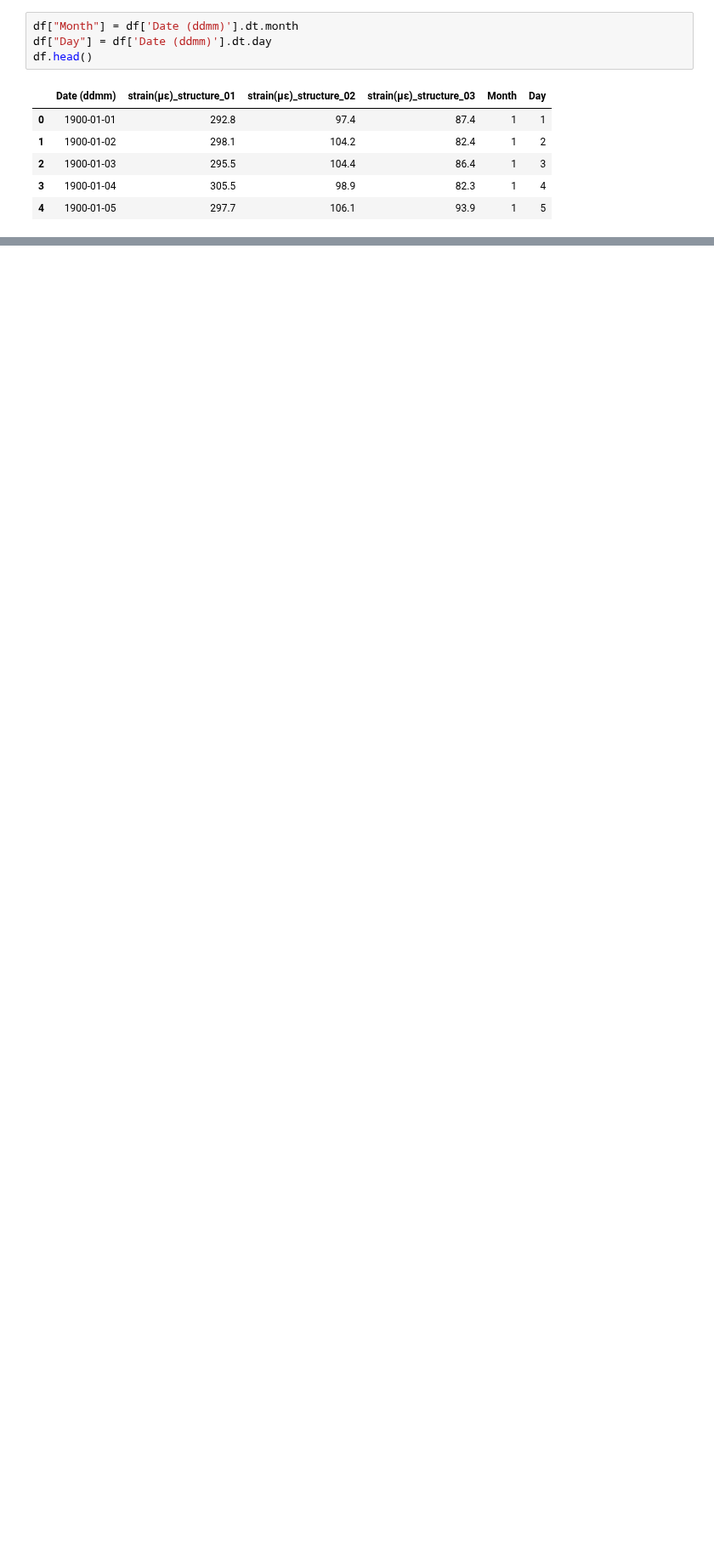
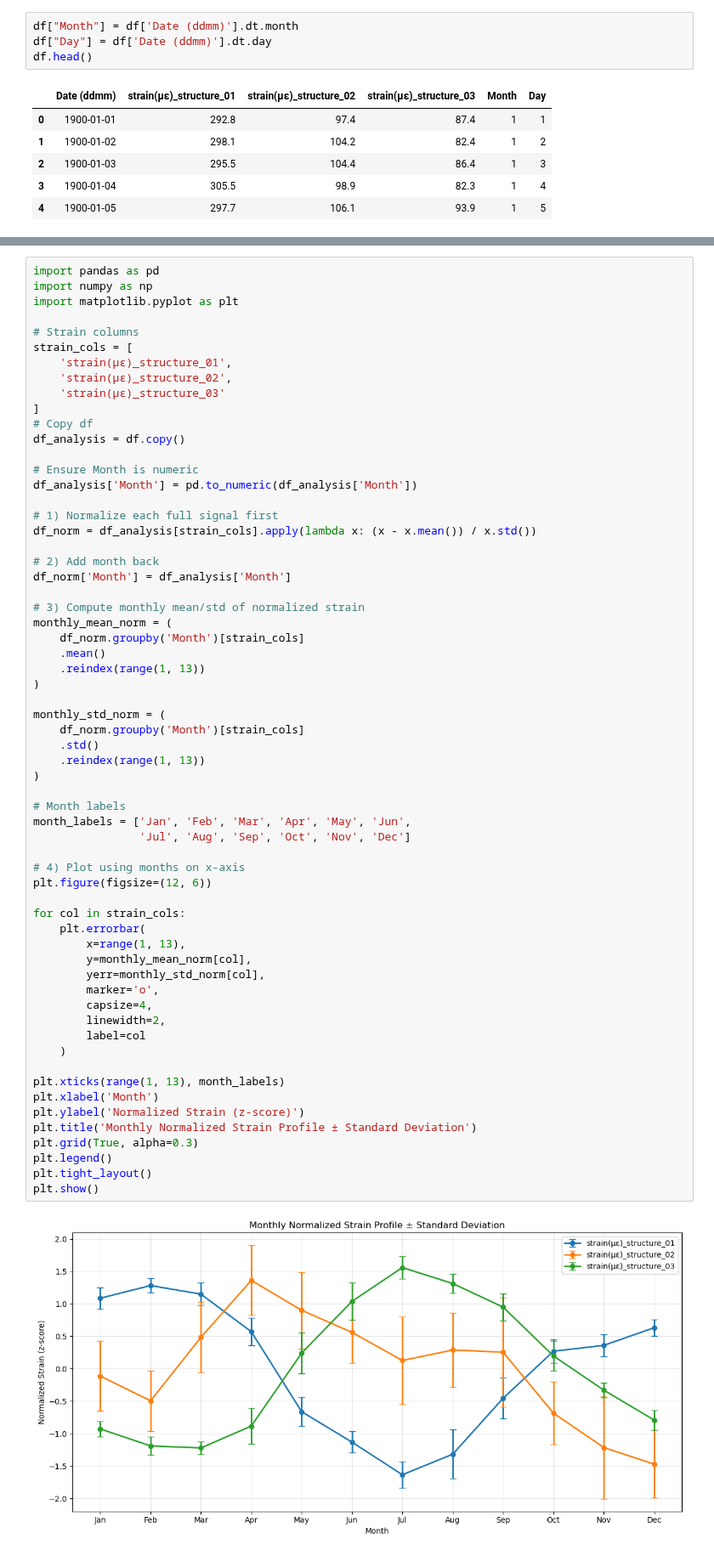
Before and after one commit to jcpeinado/SHMP_Bridge_Monitoring, a Jupyter notebook: notebooks/02_data_analysis.ipynb, the cells around one changed output, grey strips where cells are left out. Shown at 85% size. Saved outputs shown, nothing was run; the diff lists cells and outputs as text; blank space fills up the shorter version.

```diff
--- a/notebooks/02_data_analysis.ipynb
+++ b/notebooks/02_data_analysis.ipynb
@@ -478,0 +517,64 @@ KeyError: "Columns not found: 'strain(µε)_structure_01', 'strain(µε)_structu
+# %%
+import pandas as pd
+import numpy as np
+import matplotlib.pyplot as plt
+
+# Strain columns
+strain_cols = [
+    'strain(με)_structure_01',
+    'strain(με)_structure_02',
+    'strain(με)_structure_03'
+]
+# Copy df
+df_analysis = df.copy()
+
+# Ensure Month is numeric
+df_analysis['Month'] = pd.to_numeric(df_analysis['Month'])
+
+# 1) Normalize each full signal first
+df_norm = df_analysis[strain_cols].apply(lambda x: (x - x.mean()) / x.std())
+
+# 2) Add month back
+df_norm['Month'] = df_analysis['Month']
+
+# 3) Compute monthly mean/std of normalized strain
+monthly_mean_norm = (
+    df_norm.groupby('Month')[strain_cols]
+    .mean()
+    .reindex(range(1, 13))
+)
+
+monthly_std_norm = (
+    df_norm.groupby('Month')[strain_cols]
+    .std()
+    .reindex(range(1, 13))
+)
+
+# Month labels
+month_labels = ['Jan', 'Feb', 'Mar', 'Apr', 'May', 'Jun',
+                'Jul', 'Aug', 'Sep', 'Oct', 'Nov', 'Dec']
+
+# 4) Plot using months on x-axis
+plt.figure(figsize=(12, 6))
+
+for col in strain_cols:
+    plt.errorbar(
+        x=range(1, 13),
+        y=monthly_mean_norm[col],
+        yerr=monthly_std_norm[col],
+        marker='o',
+        capsize=4,
+        linewidth=2,
+        label=col
+    )
+
+plt.xticks(range(1, 13), month_labels)
+plt.xlabel('Month')
+plt.ylabel('Normalized Strain (z-score)')
+plt.title('Monthly Normalized Strain Profile ± Standard Deviation')
+plt.grid(True, alpha=0.3)
+plt.legend()
+plt.tight_layout()
+plt.show()
+# %% [output]
+[figure, added]
```
Also changed, not shown: parts of 3 cells of this notebook.
